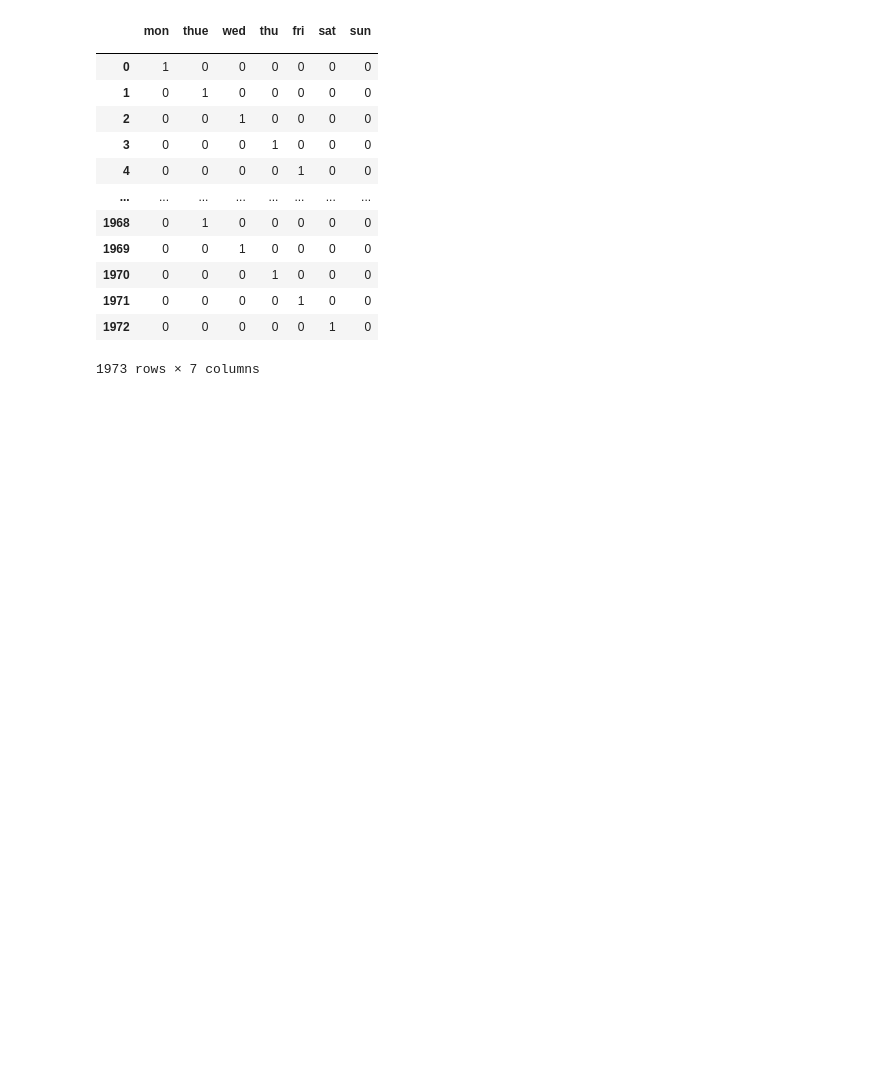
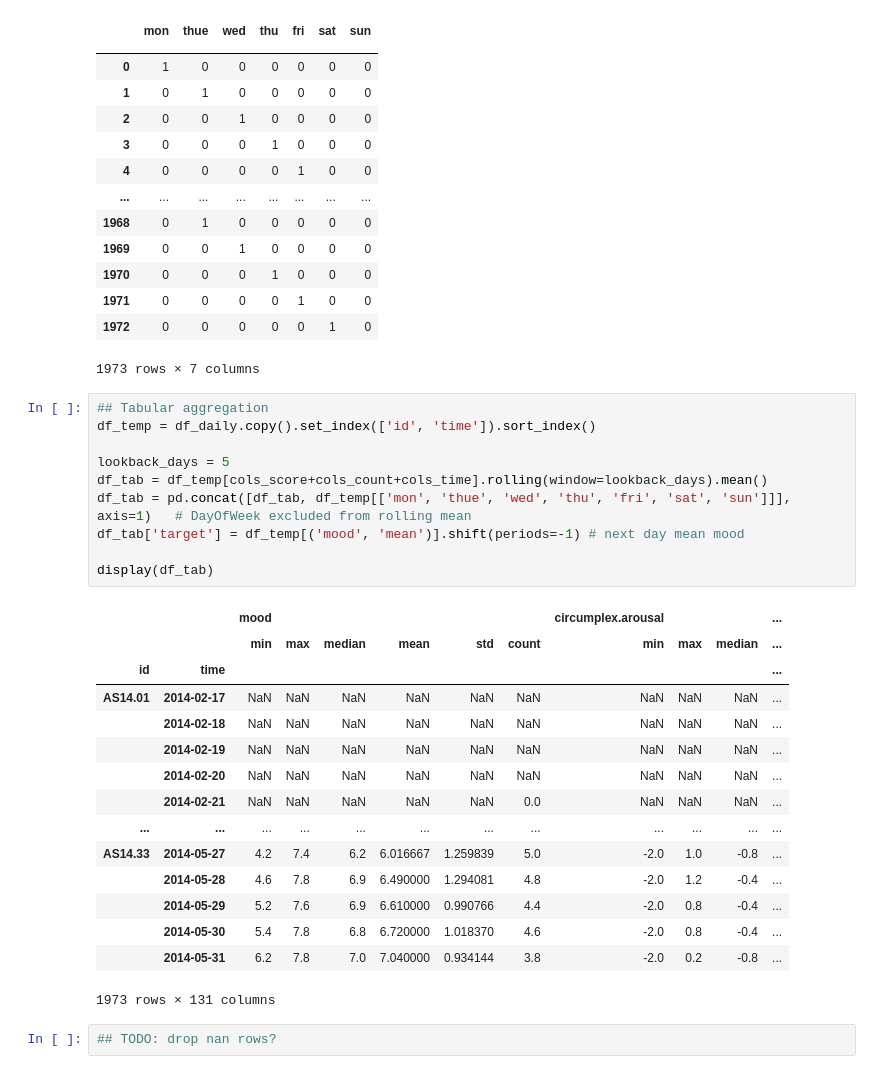
Before and after one commit to tituspellegrom/DataMiningTechniques, a Jupyter notebook: Exploration-Jaimie.ipynb, the cells around one changed output. Cells and saved outputs as stored; diff of their text form; blank space fills up the shorter version.

```diff
--- a/Exploration-Jaimie.ipynb
+++ b/Exploration-Jaimie.ipynb
@@ -173,3 +173,31 @@ display(df_daily.iloc[:, -7:])
 | 1971 | 0 | 0 | 0 | 0 | 1 | 0 | 0 |
 | 1972 | 0 | 0 | 0 | 0 | 0 | 1 | 0 |
 1973 rows × 7 columns
+# %%
+## Tabular aggregation
+df_temp = df_daily.copy().set_index(['id', 'time']).sort_index()
+
+lookback_days = 5
+df_tab = df_temp[cols_score+cols_count+cols_time].rolling(window=lookback_days).mean()
+df_tab = pd.concat([df_tab, df_temp[['mon', 'thue', 'wed', 'thu', 'fri', 'sat', 'sun']]], axis=1)   # DayOfWeek excluded from rolling mean
+df_tab['target'] = df_temp[('mood', 'mean')].shift(periods=-1) # next day mean mood
+
+display(df_tab)
+# %% [output]
+|  |  | mood |  |  |  |  |  | circumplex.arousal |  |  | ... |
+|  |  | min | max | median | mean | std | count | min | max | median | ... |
+| id | time |  |  |  |  |  |  |  |  |  | ... |
+| AS14.01 | 2014-02-17 | NaN | NaN | NaN | NaN | NaN | NaN | NaN | NaN | NaN | ... |
+|  | 2014-02-18 | NaN | NaN | NaN | NaN | NaN | NaN | NaN | NaN | NaN | ... |
+|  | 2014-02-19 | NaN | NaN | NaN | NaN | NaN | NaN | NaN | NaN | NaN | ... |
+|  | 2014-02-20 | NaN | NaN | NaN | NaN | NaN | NaN | NaN | NaN | NaN | ... |
+|  | 2014-02-21 | NaN | NaN | NaN | NaN | NaN | 0.0 | NaN | NaN | NaN | ... |
+| ... | ... | ... | ... | ... | ... | ... | ... | ... | ... | ... | ... |
+| AS14.33 | 2014-05-27 | 4.2 | 7.4 | 6.2 | 6.016667 | 1.259839 | 5.0 | -2.0 | 1.0 | -0.8 | ... |
+|  | 2014-05-28 | 4.6 | 7.8 | 6.9 | 6.490000 | 1.294081 | 4.8 | -2.0 | 1.2 | -0.4 | ... |
+|  | 2014-05-29 | 5.2 | 7.6 | 6.9 | 6.610000 | 0.990766 | 4.4 | -2.0 | 0.8 | -0.4 | ... |
+|  | 2014-05-30 | 5.4 | 7.8 | 6.8 | 6.720000 | 1.018370 | 4.6 | -2.0 | 0.8 | -0.4 | ... |
+|  | 2014-05-31 | 6.2 | 7.8 | 7.0 | 7.040000 | 0.934144 | 3.8 | -2.0 | 0.2 | -0.8 | ... |
+1973 rows × 131 columns
+# %%
+## TODO: drop nan rows?
```
Also changed, not shown: 1 other file.
